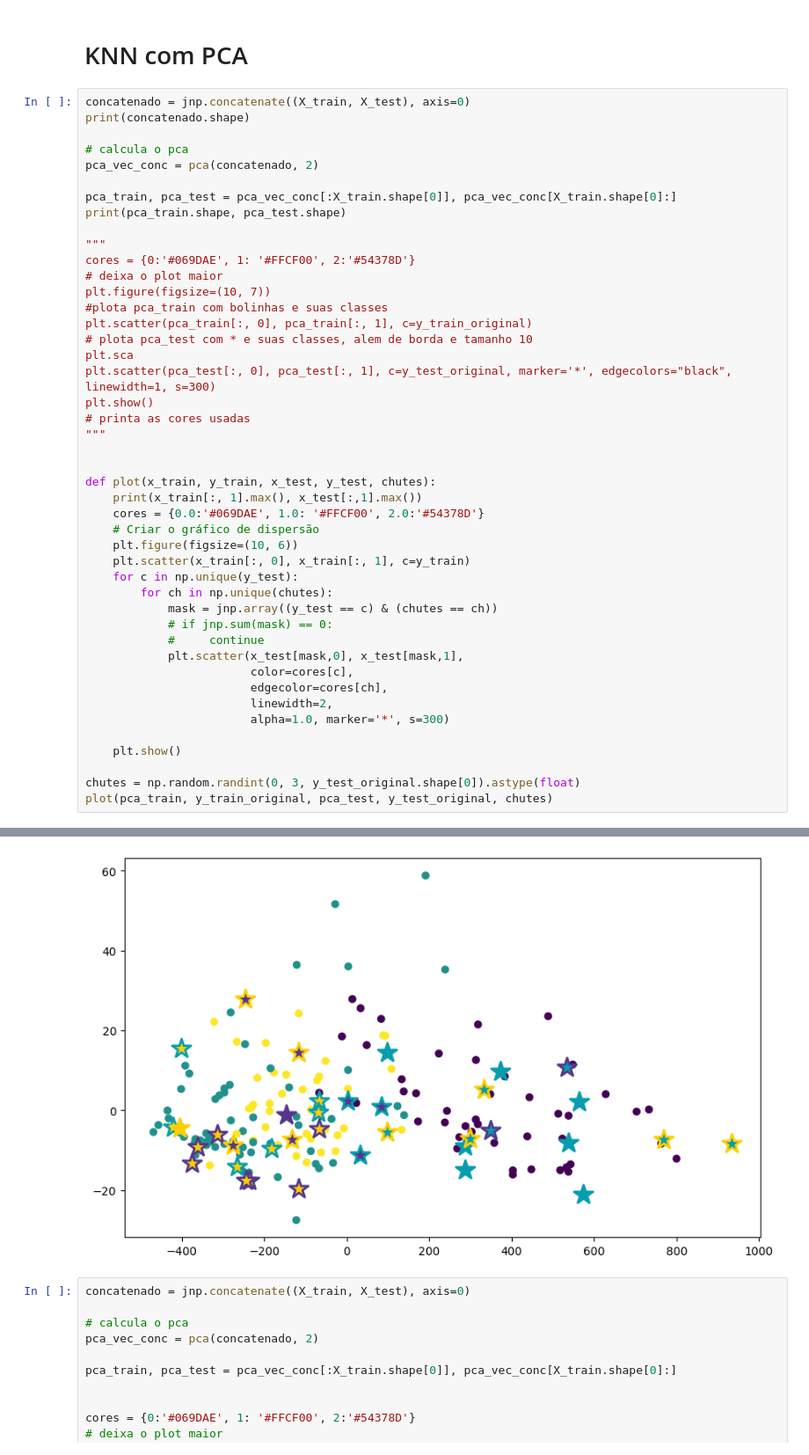
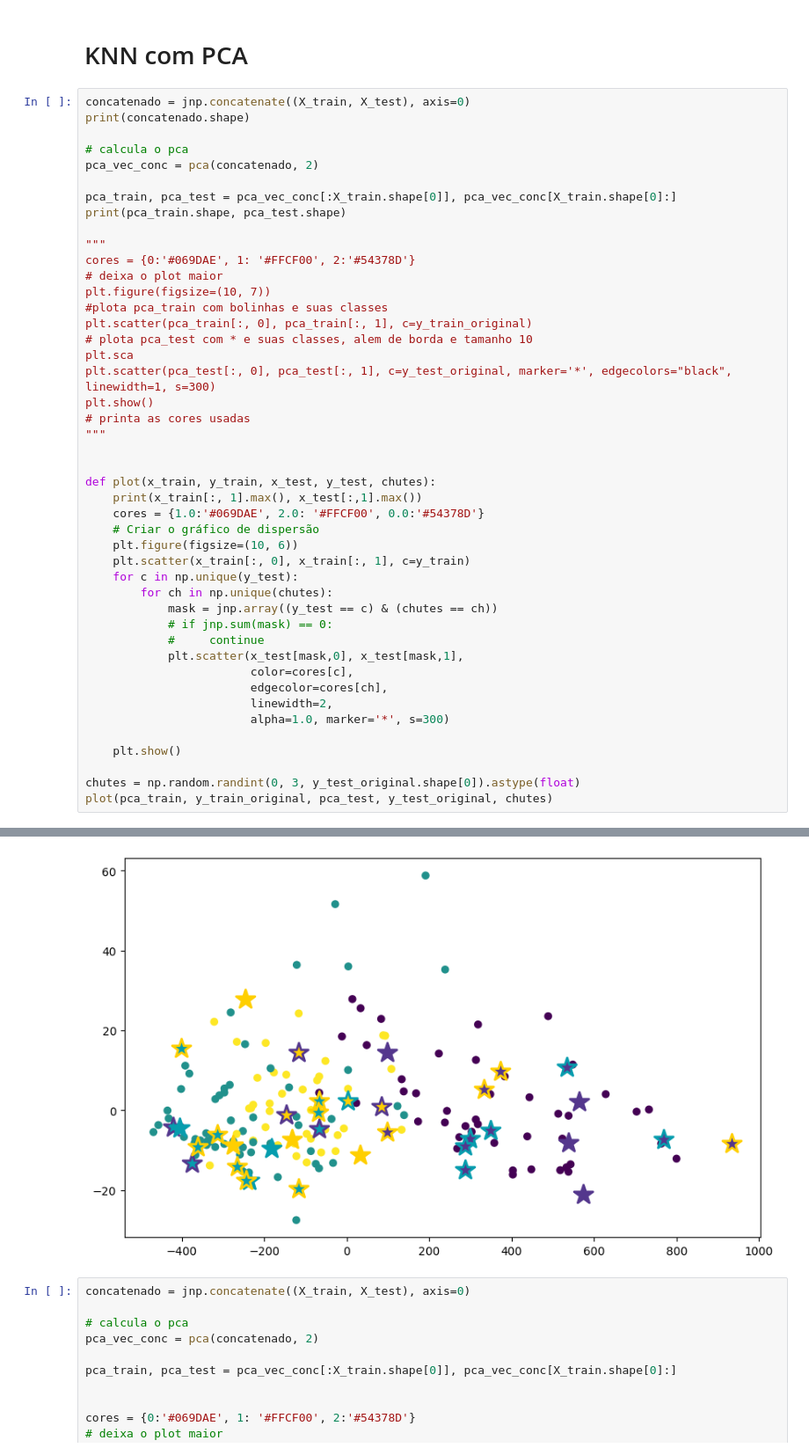
Before and after one commit to salocinrevenge/AlgeLin-ML, a Jupyter notebook: tarefa1.ipynb, the cells around one changed output, grey strips where cells are left out. Shown at 88% size. Saved outputs shown, nothing was run; the diff lists cells and outputs as text.

```diff
--- a/tarefa1.ipynb
+++ b/tarefa1.ipynb
@@ -342,7 +343,7 @@ plt.show()
 
 def plot(x_train, y_train, x_test, y_test, chutes):
     print(x_train[:, 1].max(), x_test[:,1].max())
-    cores = {0.0:'#069DAE', 1.0: '#FFCF00', 2.0:'#54378D'}
+    cores = {1.0:'#069DAE', 2.0: '#FFCF00', 0.0:'#54378D'}
     # Criar o gráfico de dispersão
     plt.figure(figsize=(10, 6))
     plt.scatter(x_train[:, 0], x_train[:, 1], c=y_train)
@@ -368,4 +369,4 @@ plot(pca_train, y_train_original, pca_test, y_test_original, chutes)
-[figure, old version]
+[figure, new version]
 # %%
 concatenado = jnp.concatenate((X_train, X_test), axis=0)
 
```
Also changed, not shown: parts of 2 cells of this notebook.
